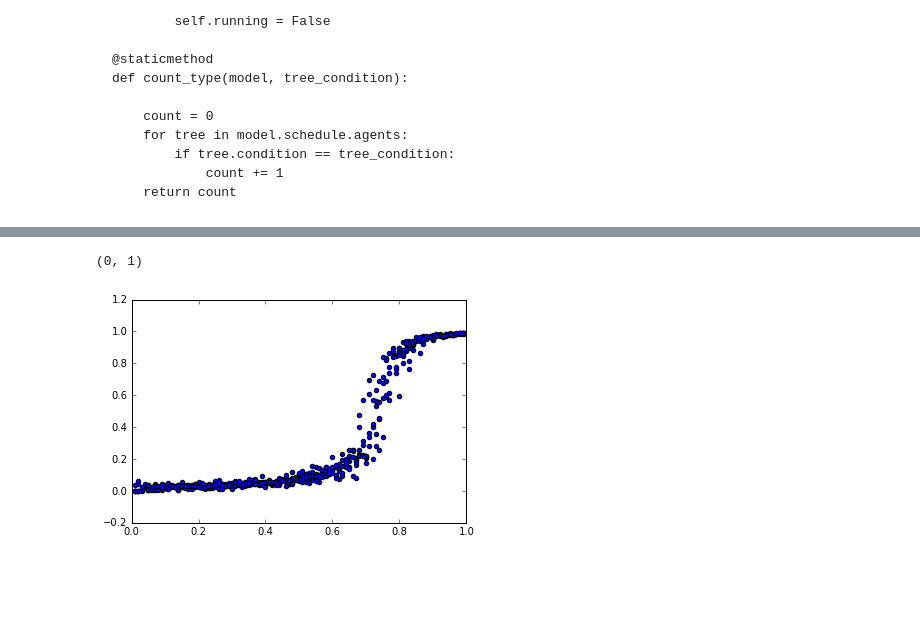
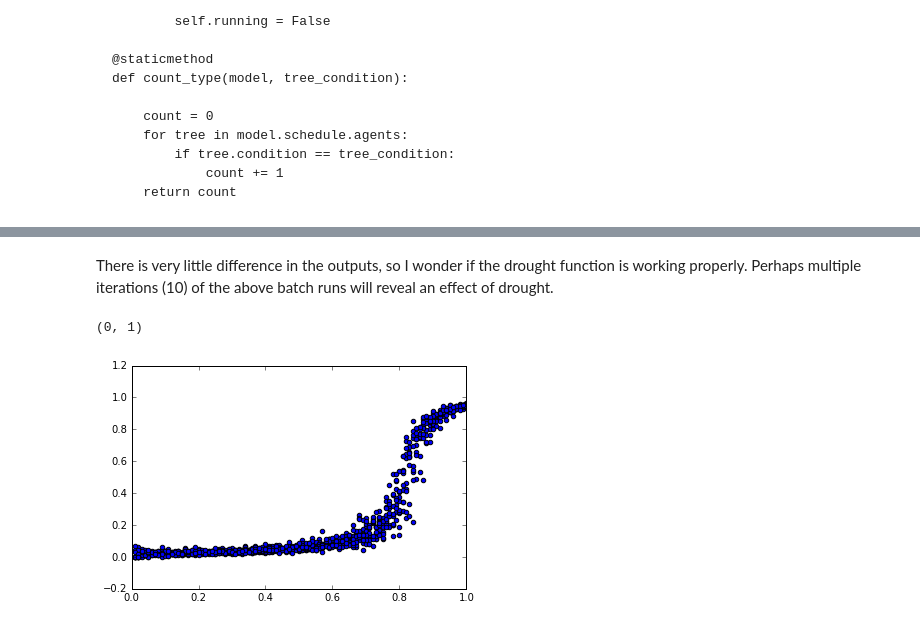
Before and after one commit to WilliamsTravis/STA-Lab-4, a Jupyter notebook: Mesa ABM.ipynb, the cells around one changed output, grey strips where cells are left out. Cells and saved outputs as stored; diff of their text form; code cells hidden in the pictures; blank space fills up the shorter version.

```diff
--- a/Mesa ABM.ipynb
+++ b/Mesa ABM.ipynb
@@ -97,7 +97,7 @@ igniting and trees at the lower end (0.65) will have a 0.78 chance. Here, I am h
 class ForestFire(Model):
 
     def __init__(self, height, width, density, drought):
-# add drought as a parameter above
+# added drought as a parameter above
         self.height = height
         self.width = width
         self.density = density
@@ -108,9 +108,6 @@ class ForestFire(Model):
         self.dc = DataCollector({"Fine": lambda m: self.count_type(m, "Fine"),
                                 "On Fire": lambda m: self.count_type(m, "On Fire"),
                                 "Burned Out": lambda m: self.count_type(m, "Burned Out")})
-
-#       if self.drought == True:
-#           TreeCell.flammability = TreeCell.flammability * 1.2
 
         for x in range(self.width):
             for y in range(self.height):
@@ -133,10 +130,14 @@ class ForestFire(Model):
         if self.count_type(self, "On Fire") == 0:
             self.running = False
 
+    # created a for loop to alter each trees flammability given drought. No error messages so far.
     def drought(model, drought):
         for tree in model.schedule.agents:
             if model.drought == True:
-                tree.flammability = tree.flammability * 1.2
+                tree.flammability = tree.flammability * 1.5
+            else:
+                tree.flammability = tree.flammability
+
     @staticmethod
     def count_type(model, tree_condition):
 
@@ -152,7 +153,7 @@ class TreeCell(Agent):
         self.pos = pos
         self.unique_id = pos
         self.condition = "Fine"
-        self.flammability = np.random.uniform(.65,.8)
+        self.flammability = np.random.uniform(.5,.75)
 
     def step(self):
 
@@ -193,7 +222,5 @@ results.plot()
 # %%
-param_set = dict(height=50,
-                 width=50,
-                 density=np.linspace(0,1,101)[1:])
+param_set = dict(height=50,width=50,density=np.linspace(0,1,101)[1:],drought = False)
 model_reporter = {"BurnedOut": lambda m: (ForestFire.count_type(m, "Burned Out") /
                                           m.schedule.get_agent_count()) }
 param_run = BatchRunner(ForestFire, param_set, model_reporters=model_reporter)
@@ -222,9 +248,11 @@ plt.xlim(0,1)
+# %% [markdown]
+There is very little difference in the outputs, so I wonder if the drought function is working properly. Perhaps multiple iterations (10) of the above batch runs will reveal an effect of drought.
 # %%
-param_run = BatchRunner(ForestFire, param_set, iterations=5, model_reporters=model_reporter)
+param_run = BatchRunner(ForestFire, param_set, iterations=10, model_reporters=model_reporter)
 param_run.run_all()
 df = param_run.get_model_vars_dataframe()
 plt.scatter(df.density, df.BurnedOut)
 plt.xlim(0,1)
 # %% [output]
 (0, 1)
-[figure, old version]
+[figure, new version]
```
Also changed, not shown: parts of 20 cells of this notebook, 1 other file.
